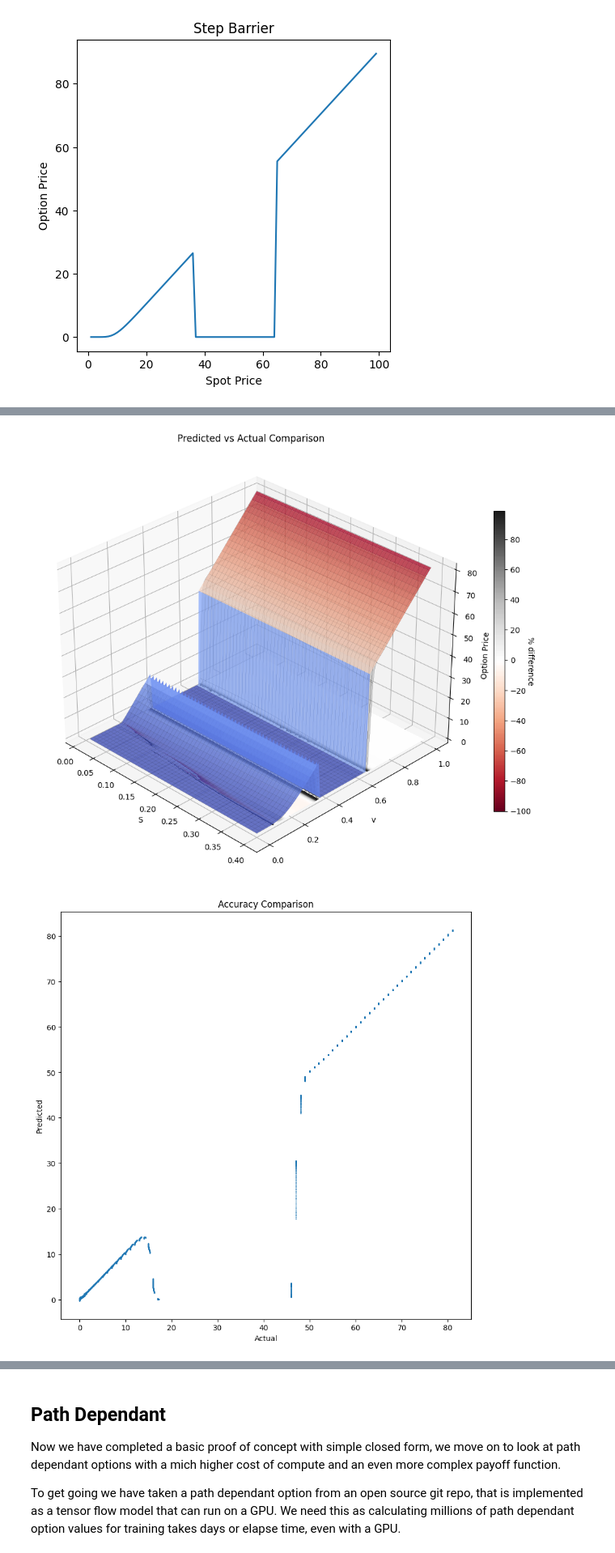
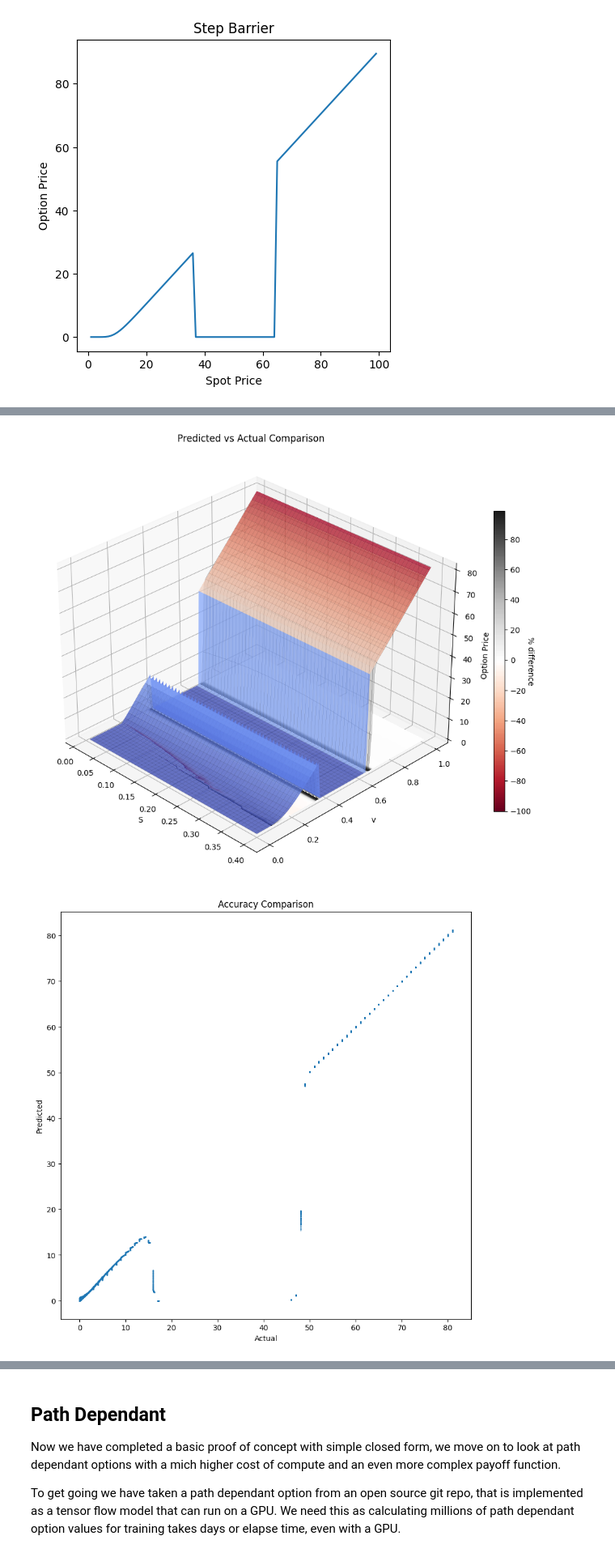
Before and after one commit to parrisma/optprice, a Jupyter notebook: jupyter/optprice2.ipynb, the cells around one changed output, grey strips where cells are left out. Shown at 81% size. Saved outputs shown, nothing was run; the diff lists cells and outputs as text; code cells hidden in the pictures.

```diff
--- a/jupyter/optprice2.ipynb
+++ b/jupyter/optprice2.ipynb
@@ -144,4 +151,5 @@ In this example we will create training data from scratch by running scenarios b
 # %%
+
 def parameter_scenarios(vol_range: Tuple[float, float] = (0.01, 0.4),
                         mat_range: Tuple[float, float] = (1e-6, 1.0),
                         spot_range: Tuple[float, float] = (1.0, 100.0),
@@ -150,6 +158,9 @@ def parameter_scenarios(vol_range: Tuple[float, float] = (0.01, 0.4),
                         num_steps=50) -> Tuple[List[float], List[float], List[float], List[float], List[float]]:
     """
     Create scenario vectors for volatility, maturity, spot, strike and risk-free rate
+
+    Note: In practice these parameters have natural upper and lower limits. This helps as we reduce the possible span
+          of feature space that we need to train in.
 
     :param vol_range: The range to vary volatility over
     :param mat_range: The range to vary maturity over
@@ -368,7 +418,8 @@ Fitting can be switched between a standard dense network and a random forest. Bo
 # %%
 class ModelType(Enum):
     NEURAL_NET = 1
-    RANDOM_FOREST_REGRESSOR = 2
+    DEEP_NEURAL_NET = 2
+    RANDOM_FOREST_REGRESSOR = 3
 
 
 def fit(X: np.ndarray,
@@ -412,6 +463,16 @@ def fit(X: np.ndarray,
                             validation_data=(X_test, Y_test),
                             callbacks=[saveBest])
         model.load_weights('best') # load back the model corresponding to lowest validation loss
+    elif model_type == ModelType.DEEP_NEURAL_NET:
+        print("Create and fit Deep Neural Network")
+        model = create_deeper_neural_net()
+        history = model.fit(X_train, Y_train,
+                            batch_size=256,
+                            epochs=50,
+                            verbose=1,
+                            validation_data=(X_test, Y_test),
+                            callbacks=[saveBest])
+        model.load_weights('best') # load back the model corresponding to lowest validation loss
     elif model_type == ModelType.RANDOM_FOREST_REGRESSOR:
         print("Create and fit Random Forest Regressor")
         model = RandomForestRegressor(n_estimators=250, verbose=2)
@@ -933,7 +994,7 @@ plot_line(x=spot_prc, y=opt_prc,title="Step Barrier",x_lab="Spot Price",y_lab="O
 #
 # Generate a fresh set of training data for barrier type 2 = step barrier.
 #
-vols, mats, spots, strikes, rates = parameter_scenarios(num_steps=20)
+vols, mats, spots, strikes, rates = parameter_scenarios(num_steps=25)
 X_b2 = generate_model_scenarios(spot=spots, strike=strikes, mat=mats, rate=rates, vol=vols)
 print (F"Generated {len(X_b2)} training scenarios")
 Y_b2 = [black_scholes_model(*params,barrier=sms) for params in X_b2]
@@ -945,8 +1008,12 @@ XScaled_b2 = scaler_b2.transform(Xs_b2)
 #
 # Now fit the new training data with the same model architecture and see if it can (cope) generalise the more complex pay off.
 #
+
+#model_b2, history_b2, X_train_b2, Y_train_b2, X_test_b2, Y_test_b2 = fit(
+#    X_b2, Y_b2, ModelType.NEURAL_NET)
+
 model_b2, history_b2, X_train_b2, Y_train_b2, X_test_b2, Y_test_b2 = fit(
-    X_b2, Y_b2, ModelType.NEURAL_NET)
+    X_b2, Y_b2, ModelType.DEEP_NEURAL_NET)
 if history_b2 is not None:
     plot_training_history(history_b2.history['loss'],
                           history_b2.history['val_loss'],
@@ -1004,16 +1070,20 @@ Done
 # %%
 plot_price_surface(vols,  # Can swap these next two to see different scenarios
                    mats,
                    actual=actual,
                    predicted=predicted,
                    title="Predicted vs Actual Comparison",
                    xscen_lab=s1n,
                    yscen_lab=s2n)
-plot_scatter(actual.flatten(), predicted.flatten(), x_lab='Actual',
-             y_lab='Predicted', title='Accuracy Comparison')
+
+plot_scatter(actual.flatten(),
+             predicted.flatten(),
+             x_lab='Actual',
+             y_lab='Predicted',
+             title='Accuracy Comparison')
 # %% [output]
 [figure]
-[figure, old version]
+[figure, new version]
 # %%
 # Run a simulation to show shape of predicted price with barrier
 #
```
Also changed, not shown: parts of 9 cells of this notebook, 5 other files.
